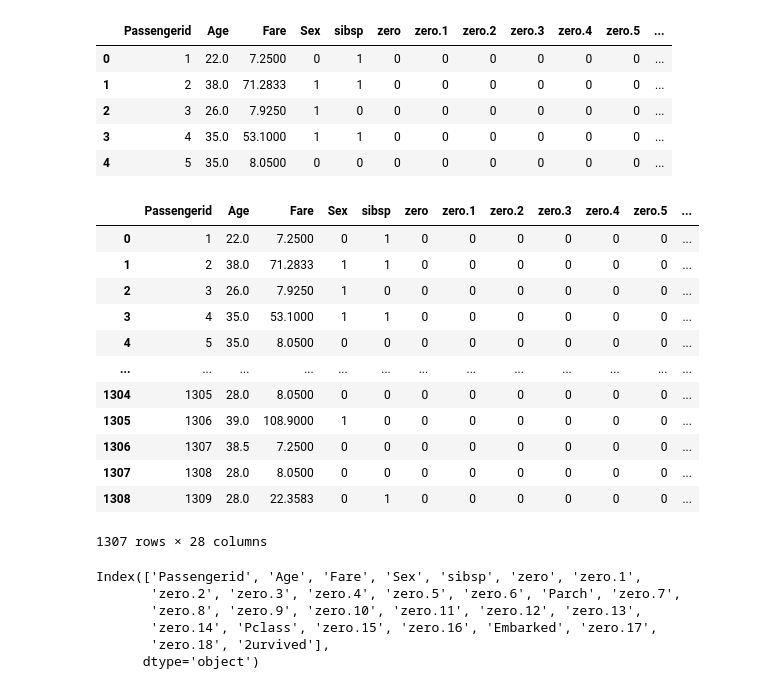
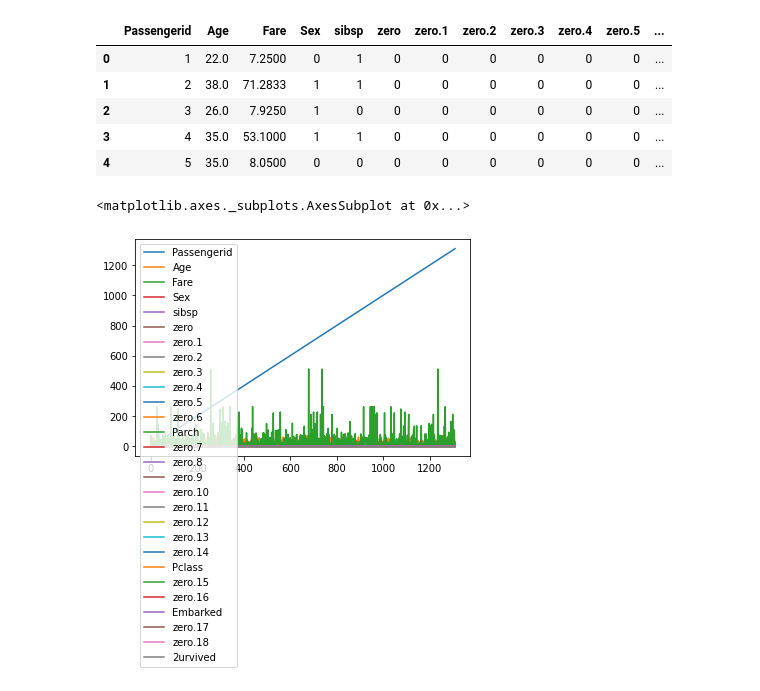
Before and after one commit to mountechsolutions/ml-with-titanic-dataset, a Jupyter notebook: Titanic_basic.ipynb, the cells around one changed output. Drawn from its saved outputs; the diff is of its cells as text; code cells hidden in the pictures.

```diff
--- a/Titanic_basic.ipynb
+++ b/Titanic_basic.ipynb
@@ -18,3 +10,3 @@ Saving train_and_test2.csv to train_and_test2.csv
 # %%
 import io
-df = pd.read_csv(io.BytesIO(uploaded['train_and_test2.csv']))
+df = pd.read_csv('train_and_test2.csv')
@@ -30,30 +31,8 @@ df.head()
 | 2 | 3 | 26.0 | 7.9250 | 1 | 0 | 0 | 0 | 0 | 0 | 0 | 0 | ... |
 | 3 | 4 | 35.0 | 53.1000 | 1 | 1 | 0 | 0 | 0 | 0 | 0 | 0 | ... |
 | 4 | 5 | 35.0 | 8.0500 | 0 | 0 | 0 | 0 | 0 | 0 | 0 | 0 | ... |
-# %%
-df = df.dropna()
-df.shape
-df
-# %% [output]
-|  | Passengerid | Age | Fare | Sex | sibsp | zero | zero.1 | zero.2 | zero.3 | zero.4 | zero.5 | ... |
-| 0 | 1 | 22.0 | 7.2500 | 0 | 1 | 0 | 0 | 0 | 0 | 0 | 0 | ... |
-| 1 | 2 | 38.0 | 71.2833 | 1 | 1 | 0 | 0 | 0 | 0 | 0 | 0 | ... |
-| 2 | 3 | 26.0 | 7.9250 | 1 | 0 | 0 | 0 | 0 | 0 | 0 | 0 | ... |
-| 3 | 4 | 35.0 | 53.1000 | 1 | 1 | 0 | 0 | 0 | 0 | 0 | 0 | ... |
-| 4 | 5 | 35.0 | 8.0500 | 0 | 0 | 0 | 0 | 0 | 0 | 0 | 0 | ... |
-| ... | ... | ... | ... | ... | ... | ... | ... | ... | ... | ... | ... | ... |
-| 1304 | 1305 | 28.0 | 8.0500 | 0 | 0 | 0 | 0 | 0 | 0 | 0 | 0 | ... |
-| 1305 | 1306 | 39.0 | 108.9000 | 1 | 0 | 0 | 0 | 0 | 0 | 0 | 0 | ... |
-| 1306 | 1307 | 38.5 | 7.2500 | 0 | 0 | 0 | 0 | 0 | 0 | 0 | 0 | ... |
-| 1307 | 1308 | 28.0 | 8.0500 | 0 | 0 | 0 | 0 | 0 | 0 | 0 | 0 | ... |
-| 1308 | 1309 | 28.0 | 22.3583 | 0 | 1 | 0 | 0 | 0 | 0 | 0 | 0 | ... |
-1307 rows × 28 columns
 # %%
-df.keys()
+df.plot()
 # %% [output]
-Index(['Passengerid', 'Age', 'Fare', 'Sex', 'sibsp', 'zero', 'zero.1',
-       'zero.2', 'zero.3', 'zero.4', 'zero.5', 'zero.6', 'Parch', 'zero.7',
-       'zero.8', 'zero.9', 'zero.10', 'zero.11', 'zero.12', 'zero.13',
-       'zero.14', 'Pclass', 'zero.15', 'zero.16', 'Embarked', 'zero.17',
-       'zero.18', '2urvived'],
-      dtype='object')
+<matplotlib.axes._subplots.AxesSubplot at 0x...>
+[figure, added]
```
Also changed, not shown: parts of 22 cells of this notebook.
